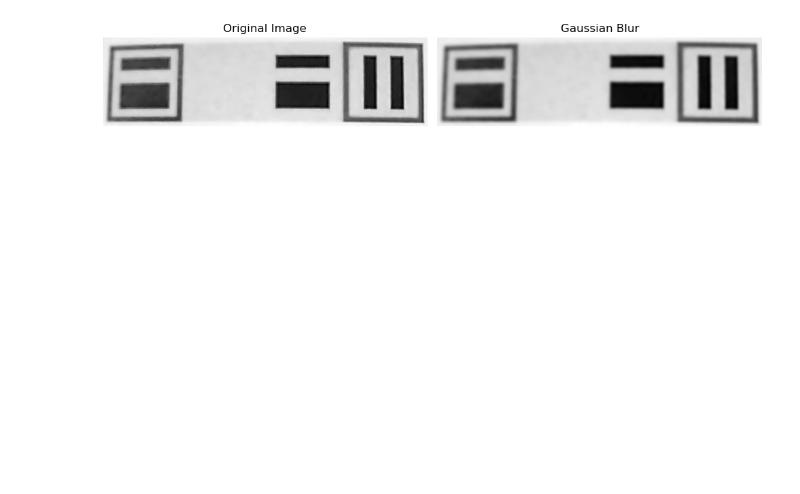
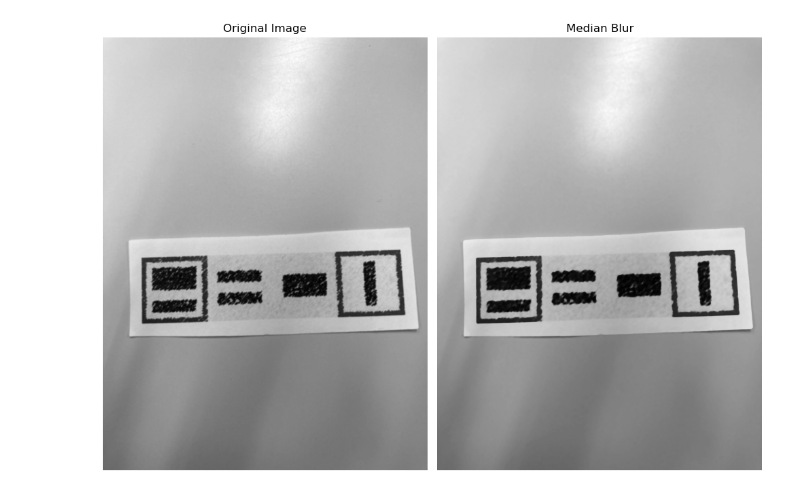
Before and after one commit to miguelable/PSM_OpenCV, a Jupyter notebook: decodification.ipynb, the cells around one changed output. Saved outputs shown, nothing was run; the diff lists cells and outputs as text; code cells hidden in the pictures; blank space fills up the shorter version.

```diff
--- a/decodification.ipynb
+++ b/decodification.ipynb
@@ -11,7 +11,7 @@ from sklearn.preprocessing import MinMaxScaler
 %matplotlib inline
 # %%
 # Load the image
-image = cv2.imread("img/extracted_image_1.jpg")
+image = cv2.imread("img/ejemplo3.jpg")
 image_rgb = cv2.cvtColor(image, cv2.COLOR_BGR2RGB)
 image_gray = cv2.cvtColor(image_rgb, cv2.COLOR_RGB2GRAY)
 
@@ -25,15 +25,17 @@ plt.show()
 # %%
 # Compare gaussian blur and median blur
 image_blur_gaussian = cv2.GaussianBlur(image_gray, (11, 11), 0)
+image_blur_median = cv2.medianBlur(image_gray, 11)
+
 
 # Display the images
 plt.figure(figsize=(10, 10))
-plt.subplot(1, 2, 1); plt.imshow(image_gray, cmap='gray'); plt.axis('off'); plt.title('Original Image')
-plt.subplot(1, 2, 2); plt.imshow(image_blur_gaussian, cmap='gray'); plt.axis('off'); plt.title('Gaussian Blur')
+plt.subplot(1, 2, 1); plt.imshow(image_blur_gaussian, cmap='gray'); plt.axis('off'); plt.title('Original Image')
+plt.subplot(1, 2, 2); plt.imshow(image_blur_median, cmap='gray'); plt.axis('off'); plt.title('Median Blur')
 plt.tight_layout()
 plt.show()
 # %% [output]
-[figure, old version]
+[figure, new version]
 # %%
 # Apply adaptive thresholding
 threshold = 2
```
Also changed, not shown: parts of 10 cells of this notebook, 9 other files.
